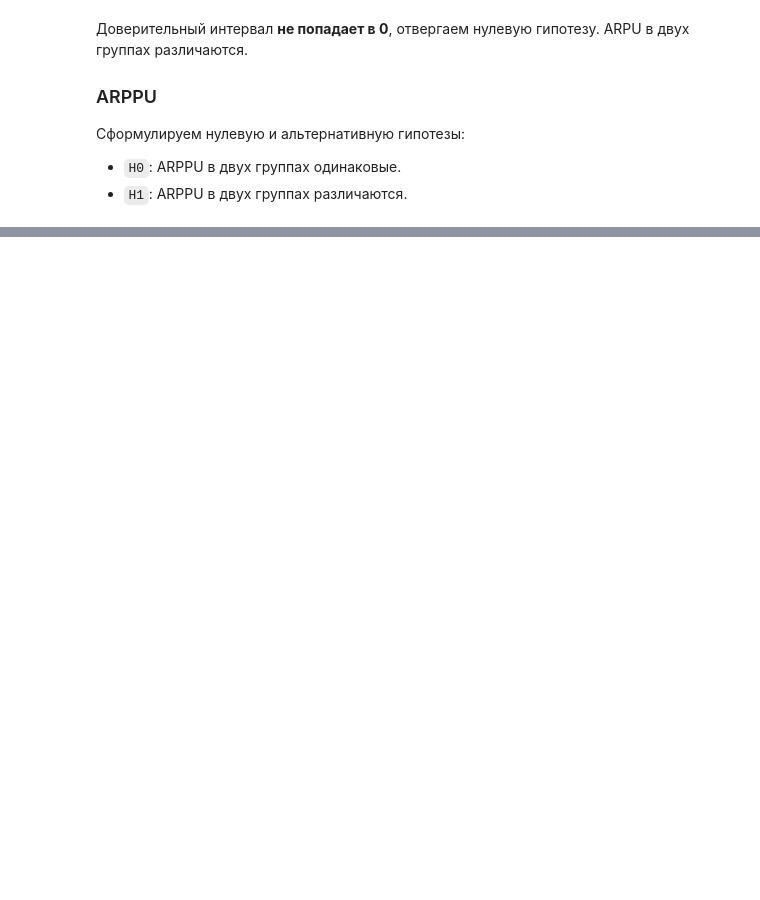
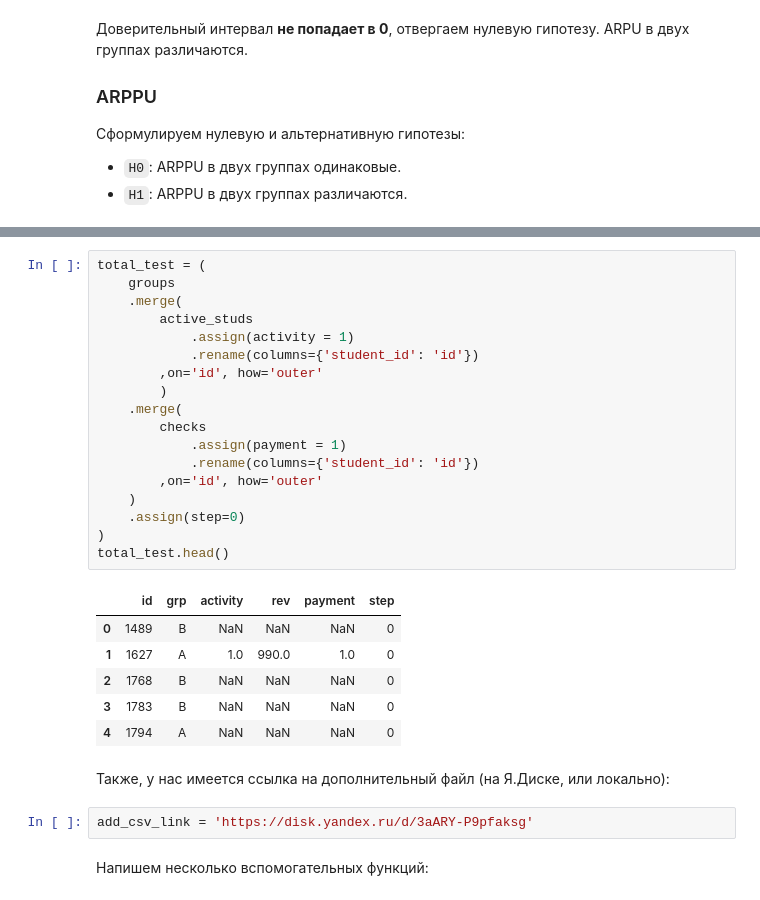
Before and after one commit to QuantumFluxx/karpov_courses, a Jupyter notebook: Финальный проект/Финальный проект.ipynb, the cells around one changed output, grey strips where cells are left out. Cells and saved outputs as stored; diff of their text form; blank space fills up the shorter version.

```diff
--- a/Финальный проект/Финальный проект.ipynb
+++ b/Финальный проект/Финальный проект.ipynb
@@ -965,0 +968,31 @@ GROUP BY test_grp
+# %%
+total_test = (
+    groups
+    .merge(
+        active_studs
+            .assign(activity = 1)
+            .rename(columns={'student_id': 'id'})
+        ,on='id', how='outer'
+        )
+    .merge(
+        checks
+            .assign(payment = 1)
+            .rename(columns={'student_id': 'id'})
+        ,on='id', how='outer'
+    )
+    .assign(step=0)
+)
+total_test.head()
+# %% [output]
+|  | id | grp | activity | rev | payment | step |
+| 0 | 1489 | B | NaN | NaN | NaN | 0 |
+| 1 | 1627 | A | 1.0 | 990.0 | 1.0 | 0 |
+| 2 | 1768 | B | NaN | NaN | NaN | 0 |
+| 3 | 1783 | B | NaN | NaN | NaN | 0 |
+| 4 | 1794 | A | NaN | NaN | NaN | 0 |
+# %% [markdown]
+Также, у нас имеется ссылка на дополнительный файл (на Я.Диске, или локально):
+# %%
+add_csv_link = 'https://disk.yandex.ru/d/3aARY-P9pfaksg'
+# %% [markdown]
+Напишем несколько вспомогательных функций:
```
Also changed, not shown: parts of 5 cells of this notebook.
